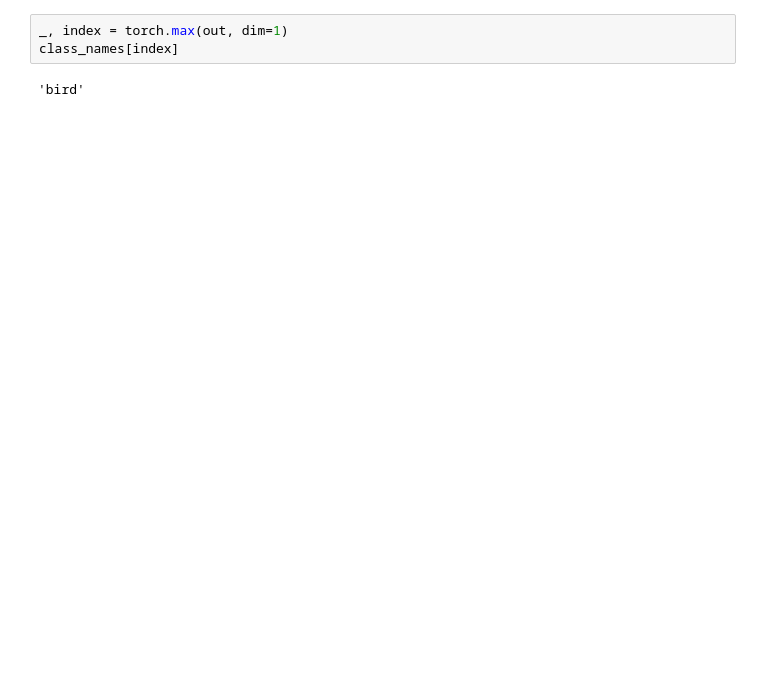
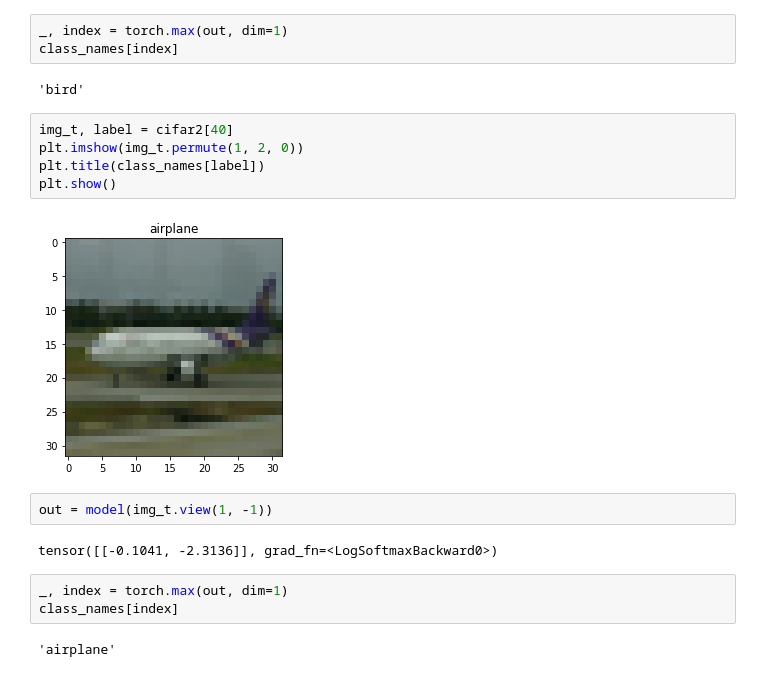
Before and after one commit to Reennon/PyTorch-CIFAR10-Classification, a Jupyter notebook: bird-airplane-classificator/bird_airplane_classification.ipynb, the cells around one changed output. Drawn from its saved outputs; the diff is of its cells as text; blank space fills up the shorter version.

Commit message:
updated bird airplane classification

```diff
--- a/bird-airplane-classificator/bird_airplane_classification.ipynb
+++ b/bird-airplane-classificator/bird_airplane_classification.ipynb
@@ -170,3 +172,19 @@ _, index = torch.max(out, dim=1)
 class_names[index]
 # %% [output]
 'bird'
+# %%
+img_t, label = cifar2[40]
+plt.imshow(img_t.permute(1, 2, 0))
+plt.title(class_names[label])
+plt.show()
+# %% [output]
+[figure, added]
+# %%
+out = model(img_t.view(1, -1))
+# %% [output]
+tensor([[-0.1041, -2.3136]], grad_fn=<LogSoftmaxBackward0>)
+# %%
+_, index = torch.max(out, dim=1)
+class_names[index]
+# %% [output]
+'airplane'
```
Also changed, not shown: parts of 1 cell of this notebook.
